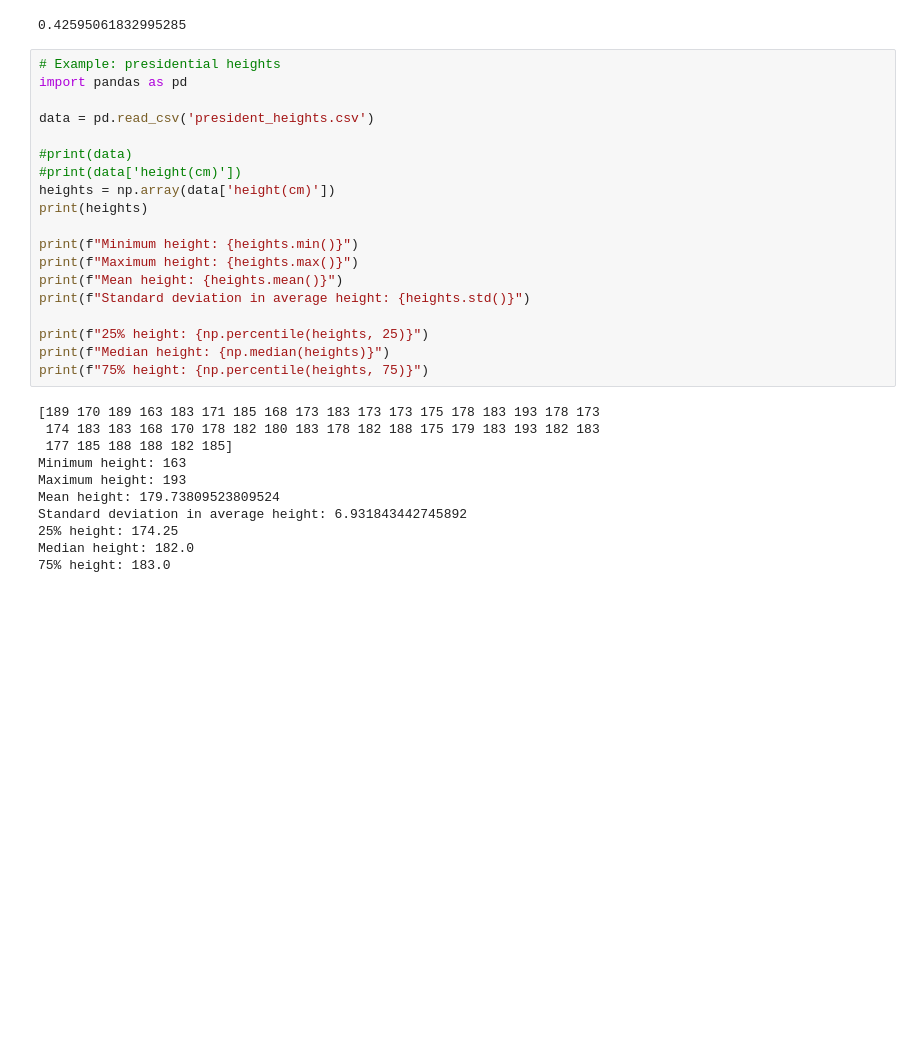
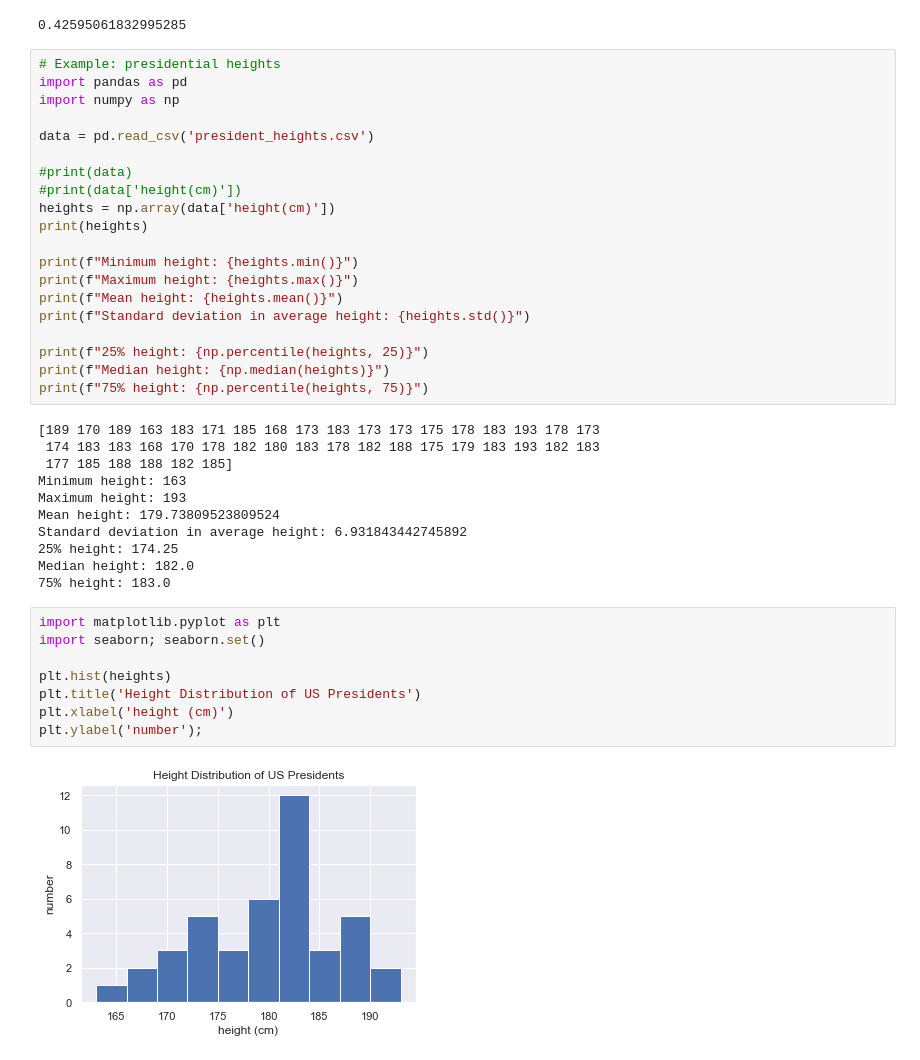
Before and after one commit to pattonsgirl/SU2021-CS2900, a Jupyter notebook: Class-Demos/week07.ipynb, the cells around one changed output. Drawn from its saved outputs; the diff is of its cells as text; blank space fills up the shorter version.

```diff
--- a/Class-Demos/week07.ipynb
+++ b/Class-Demos/week07.ipynb
@@ -192,6 +192,7 @@ M.mean()
 # %%
 # Example: presidential heights
 import pandas as pd
+import numpy as np
 
 data = pd.read_csv('president_heights.csv')
 
@@ -219,3 +220,13 @@ Standard deviation in average height: 6.931843442745892
 25% height: 174.25
 Median height: 182.0
 75% height: 183.0
+# %%
+import matplotlib.pyplot as plt
+import seaborn; seaborn.set()
+
+plt.hist(heights)
+plt.title('Height Distribution of US Presidents')
+plt.xlabel('height (cm)')
+plt.ylabel('number');
+# %% [output]
+[figure, added]
```
